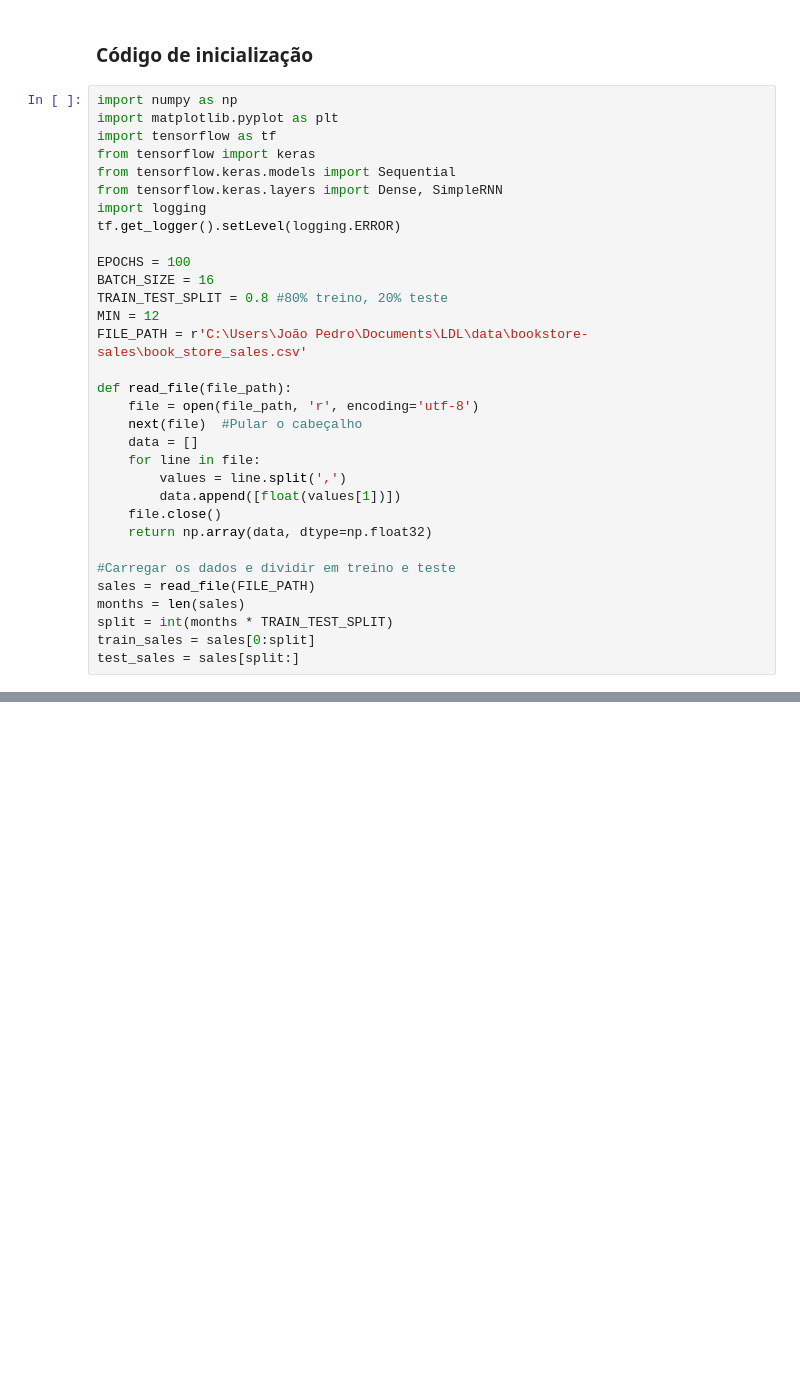
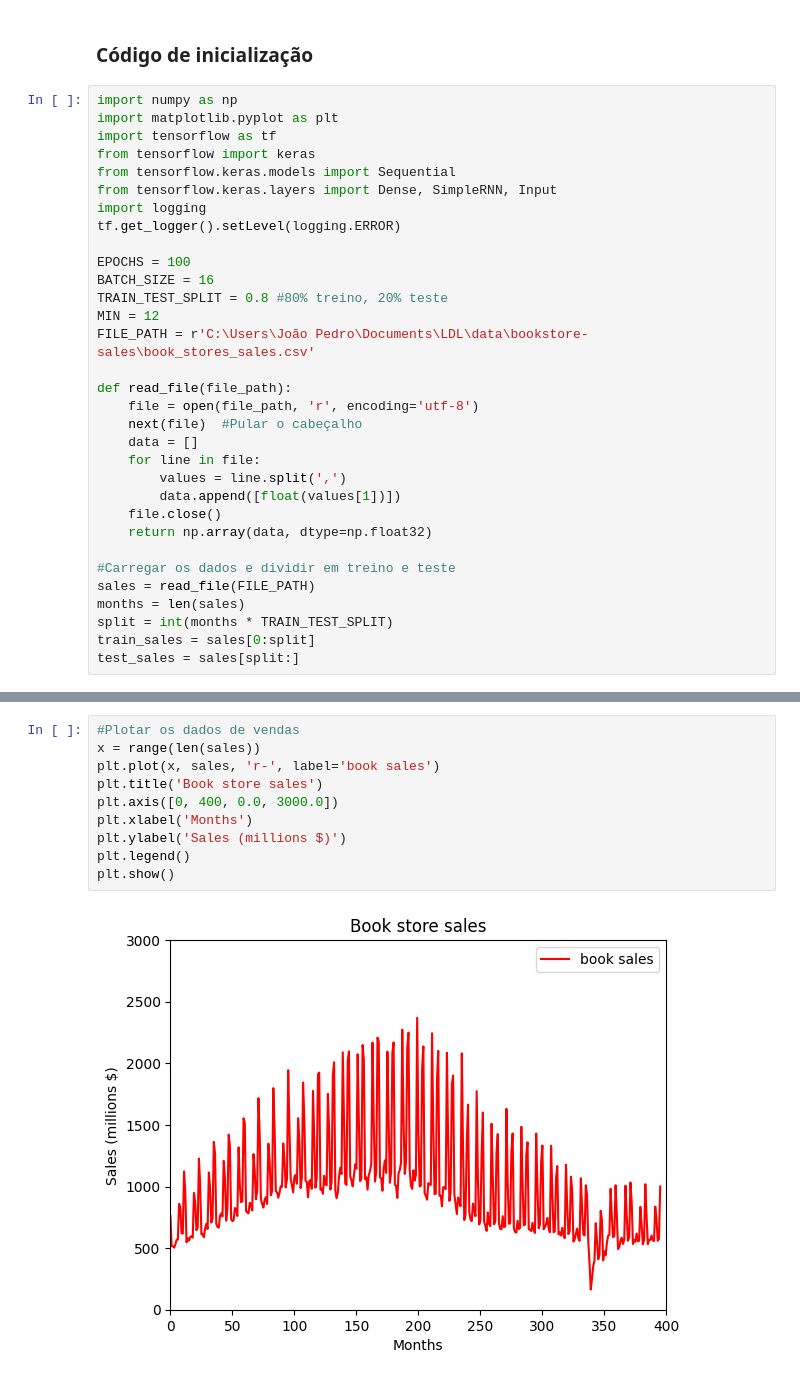
Before and after one commit to jaopredos/DeepLearning, a Jupyter notebook: Recurrent Neural Networks and LSTM/time-sequences.ipynb, the cells around one changed output, grey strips where cells are left out. Saved outputs shown, nothing was run; the diff lists cells and outputs as text; blank space fills up the shorter version.

```diff
--- a/Recurrent Neural Networks and LSTM/time-sequences.ipynb
+++ b/Recurrent Neural Networks and LSTM/time-sequences.ipynb
@@ -92,7 +92,7 @@ import matplotlib.pyplot as plt
 import tensorflow as tf
 from tensorflow import keras
 from tensorflow.keras.models import Sequential
-from tensorflow.keras.layers import Dense, SimpleRNN
+from tensorflow.keras.layers import Dense, SimpleRNN, Input
 import logging
 tf.get_logger().setLevel(logging.ERROR)
 
@@ -100,7 +100,7 @@ EPOCHS = 100
 BATCH_SIZE = 16
 TRAIN_TEST_SPLIT = 0.8 #80% treino, 20% teste
 MIN = 12
-FILE_PATH = r'C:\Users\João Pedro\Documents\LDL\data\bookstore-sales\book_store_sales.csv'
+FILE_PATH = r'C:\Users\João Pedro\Documents\LDL\data\bookstore-sales\book_stores_sales.csv'
 
 def read_file(file_path):
     file = open(file_path, 'r', encoding='utf-8')
@@ -120,0 +123,12 @@ test_sales = sales[split:]
+# %%
+#Plotar os dados de vendas
+x = range(len(sales))
+plt.plot(x, sales, 'r-', label='book sales')
+plt.title('Book store sales')
+plt.axis([0, 400, 0.0, 3000.0])
+plt.xlabel('Months')
+plt.ylabel('Sales (millions $)')
+plt.legend()
+plt.show()
+# %% [output]
+[figure, added]
```
Also changed, not shown: parts of 18 cells of this notebook.
